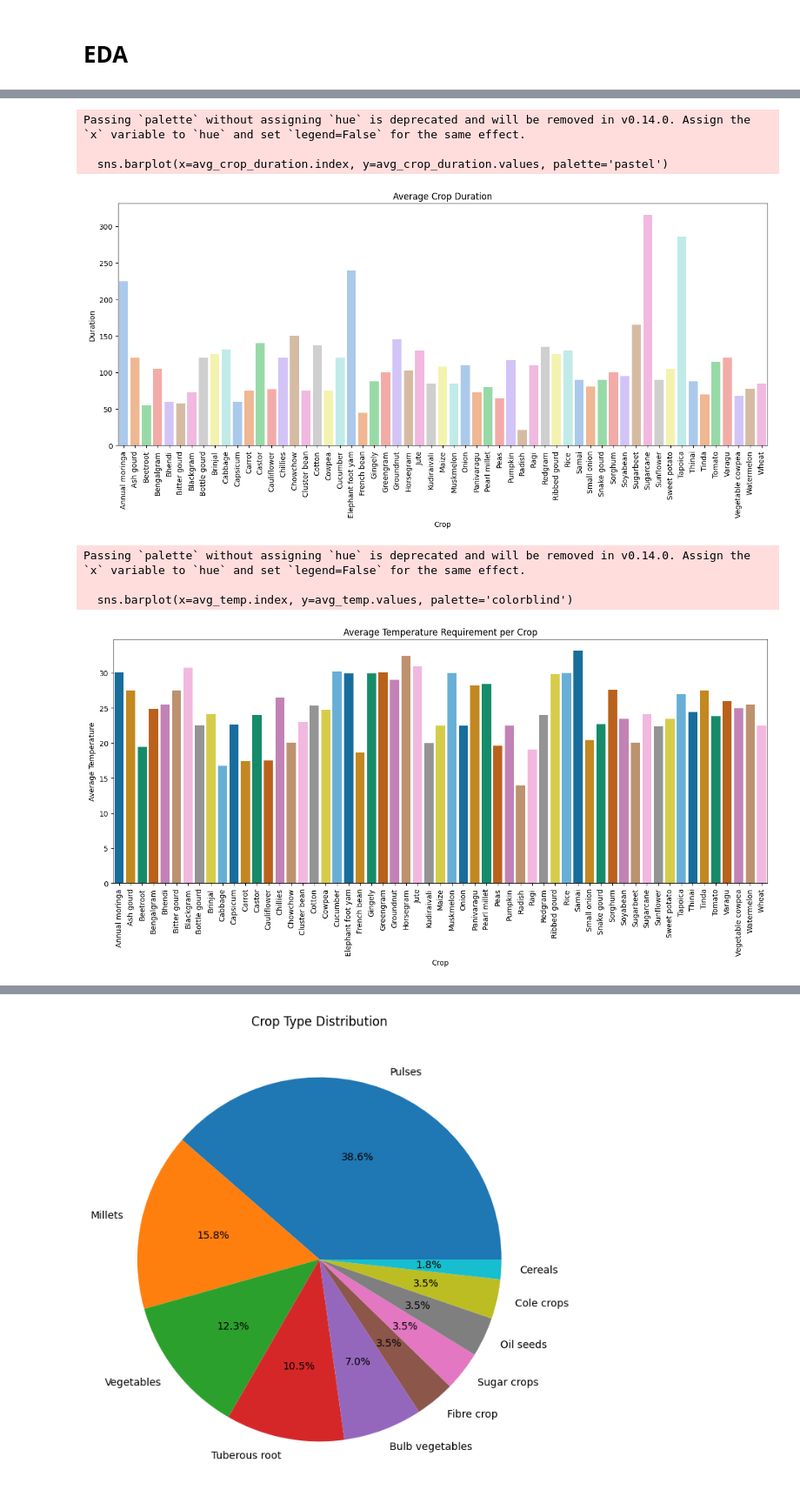
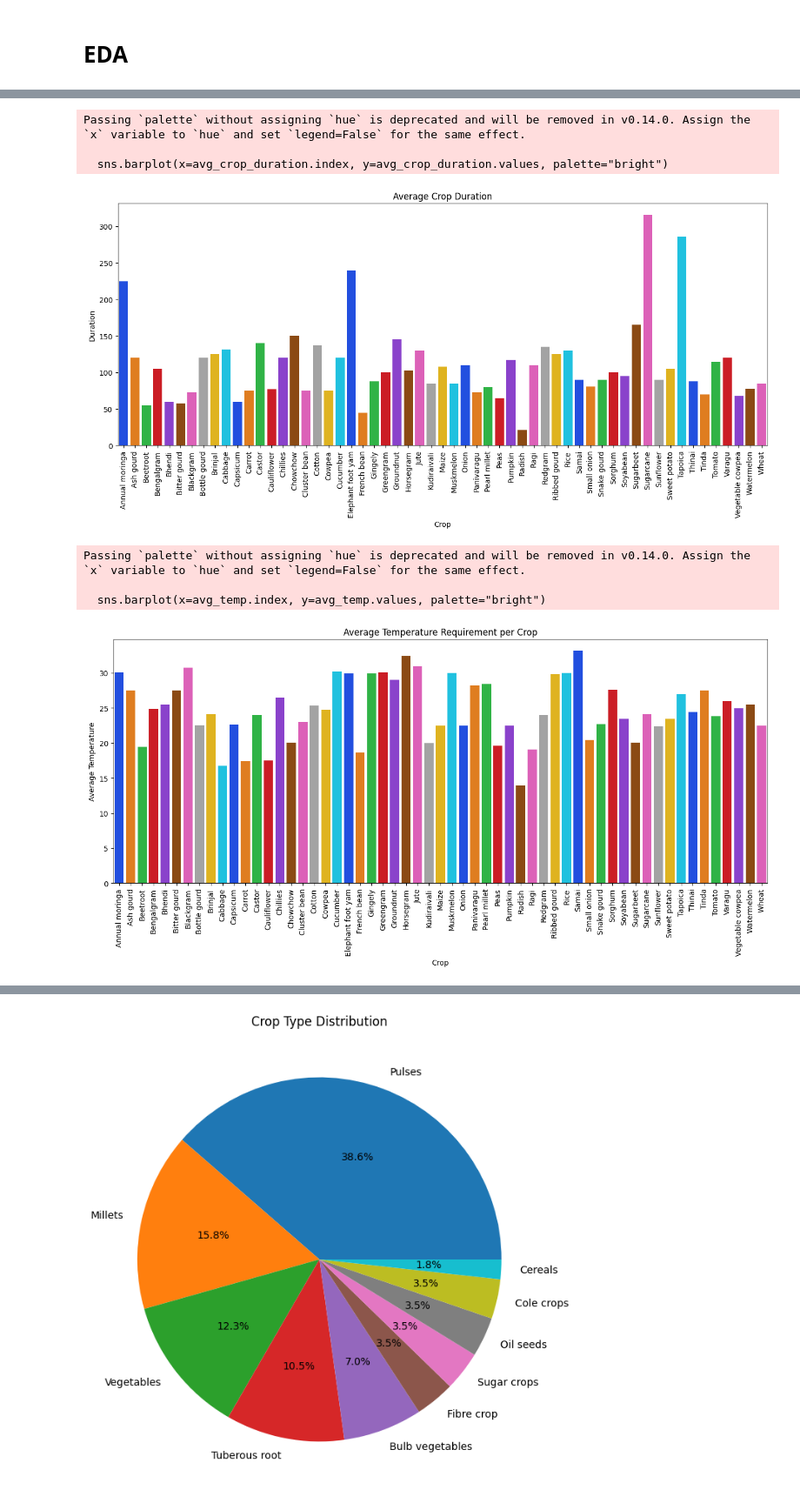
Before and after one commit to yash9939/Crop_Recomendation_System, a Jupyter notebook: Jupyter_Notebook/main.ipynb, the cells around one changed output, grey strips where cells are left out. Shown at 87% size. Saved outputs shown, nothing was run; the diff lists cells and outputs as text; code cells hidden in the pictures.

```diff
--- a/Jupyter_Notebook/main.ipynb
+++ b/Jupyter_Notebook/main.ipynb
@@ -226,8 +226,8 @@ Passing `palette` without assigning `hue` is deprecated and will be removed in v
 # %%
-avg_crop_duration = df.groupby('CROPS')['CROPDURATION'].mean()
+avg_crop_duration = df.groupby("CROPS")["CROPDURATION"].mean()
 
 plt.figure(figsize=(16,6))
-sns.barplot(x=avg_crop_duration.index, y=avg_crop_duration.values, palette='pastel')
+sns.barplot(x=avg_crop_duration.index, y=avg_crop_duration.values, palette="bright")
 plt.xticks(rotation=90)
 plt.title("Average Crop Duration")
 plt.xlabel("Crop")
@@ -236,21 +236,21 @@ plt.show()
 # %% [output]
 Passing `palette` without assigning `hue` is deprecated and will be removed in v0.14.0. Assign the `x` variable to `hue` and set `legend=False` for the same effect.
 
-  sns.barplot(x=avg_crop_duration.index, y=avg_crop_duration.values, palette='pastel')
+  sns.barplot(x=avg_crop_duration.index, y=avg_crop_duration.values, palette="bright")
-[figure, old version]
+[figure, new version]
 # %%
-avg_temp = df.groupby('CROPS')['TEMP'].mean()
+avg_temp = df.groupby("CROPS")["TEMP"].mean()
 
 plt.figure(figsize=(16,6))
-sns.barplot(x=avg_temp.index, y=avg_temp.values, palette='colorblind')
+sns.barplot(x=avg_temp.index, y=avg_temp.values, palette="bright")
 plt.xticks(rotation=90)
 plt.title("Average Temperature Requirement per Crop")
 plt.ylabel("Average Temperature")
 plt.xlabel("Crop")
 plt.show()
 # %% [output]
 Passing `palette` without assigning `hue` is deprecated and will be removed in v0.14.0. Assign the `x` variable to `hue` and set `legend=False` for the same effect.
 
-  sns.barplot(x=avg_temp.index, y=avg_temp.values, palette='colorblind')
+  sns.barplot(x=avg_temp.index, y=avg_temp.values, palette="bright")
-[figure, old version]
+[figure, new version]
 # %%
```
Also changed, not shown: parts of 8 cells of this notebook.
